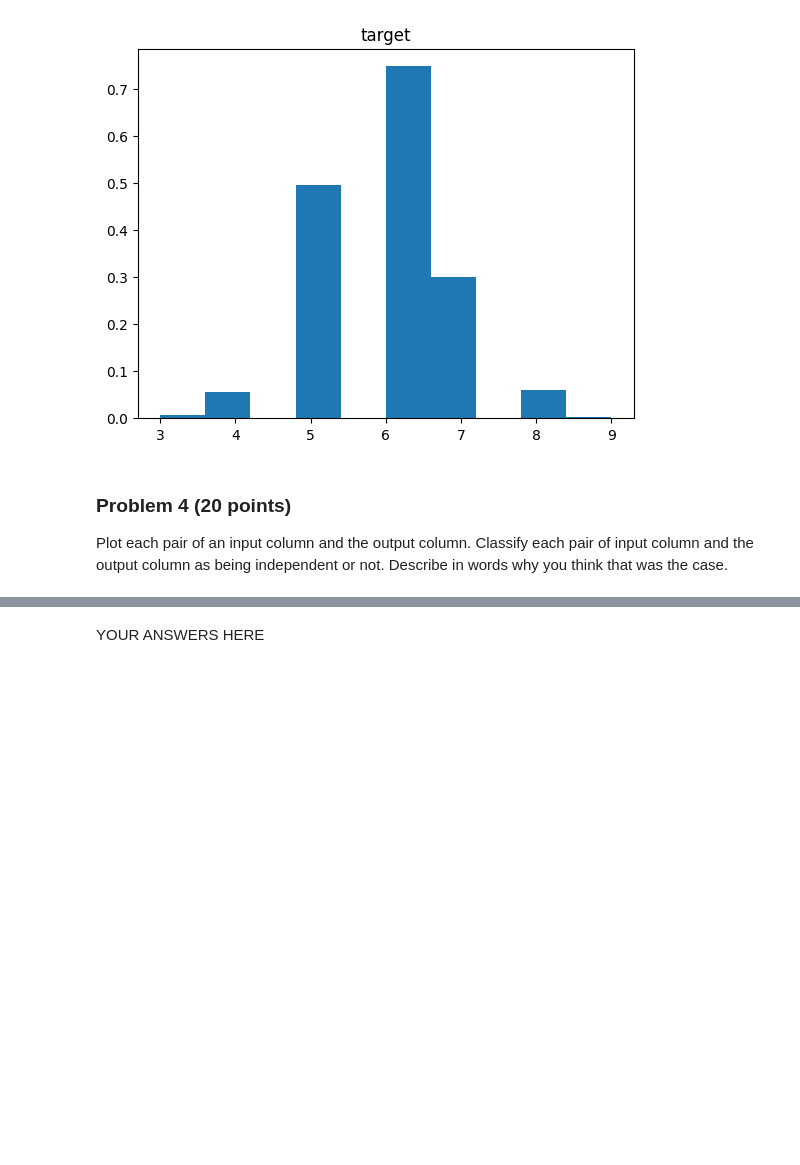
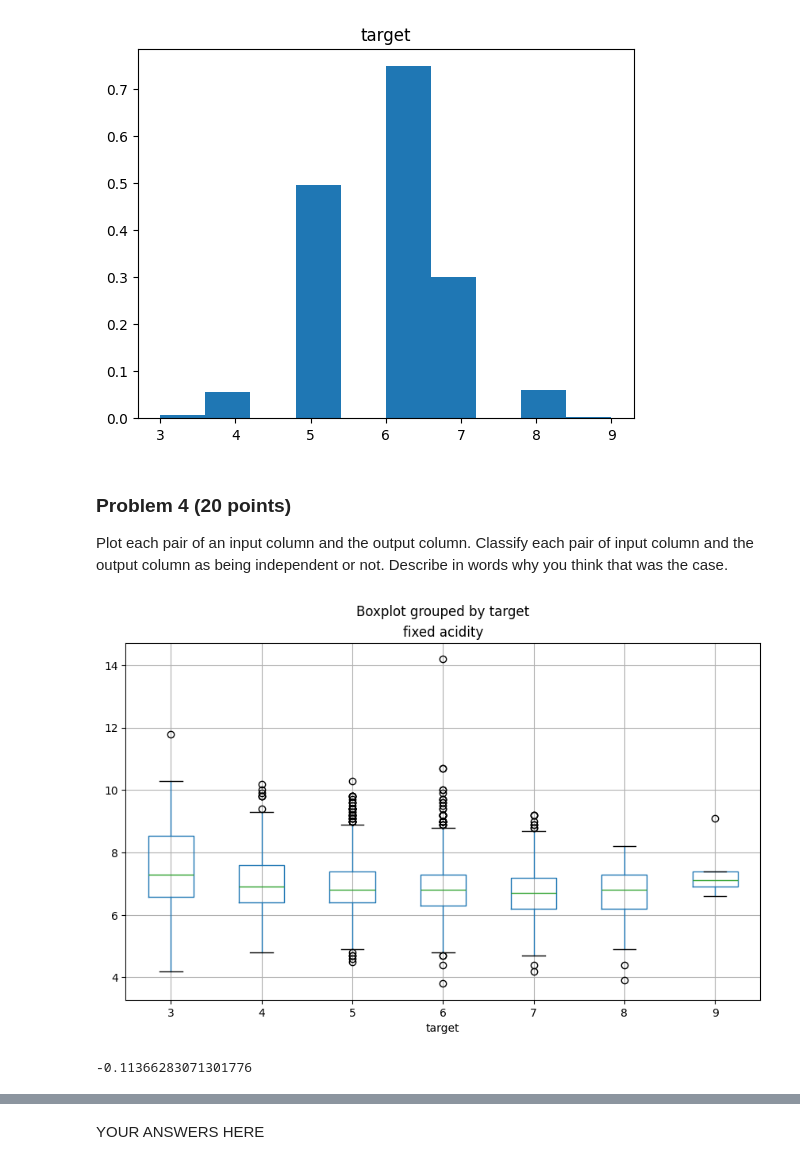
Before and after one commit to brittanygenzmann/dx601-final-project, a Jupyter notebook: project.ipynb, the cells around one changed output, grey strips where cells are left out. Saved outputs shown, nothing was run; the diff lists cells and outputs as text; code cells hidden in the pictures; blank space fills up the shorter version.

```diff
--- a/project.ipynb
+++ b/project.ipynb
@@ -197,0 +194,10 @@ Describe in words why you think that was the case.
+# %%
+# fixed acidity INDEPENDENT
+wine.boxplot(column='fixed acidity', by='target', figsize=(10,6))
+plt.show()
+# wine.plot.scatter(x='fixed acidity', y='target');
+corr= wine['fixed acidity'].corr(wine['target'])
+print(corr)
+# %% [output]
+[figure, added]
+-0.11366283071301776
```
Also changed, not shown: parts of 12 cells of this notebook.
